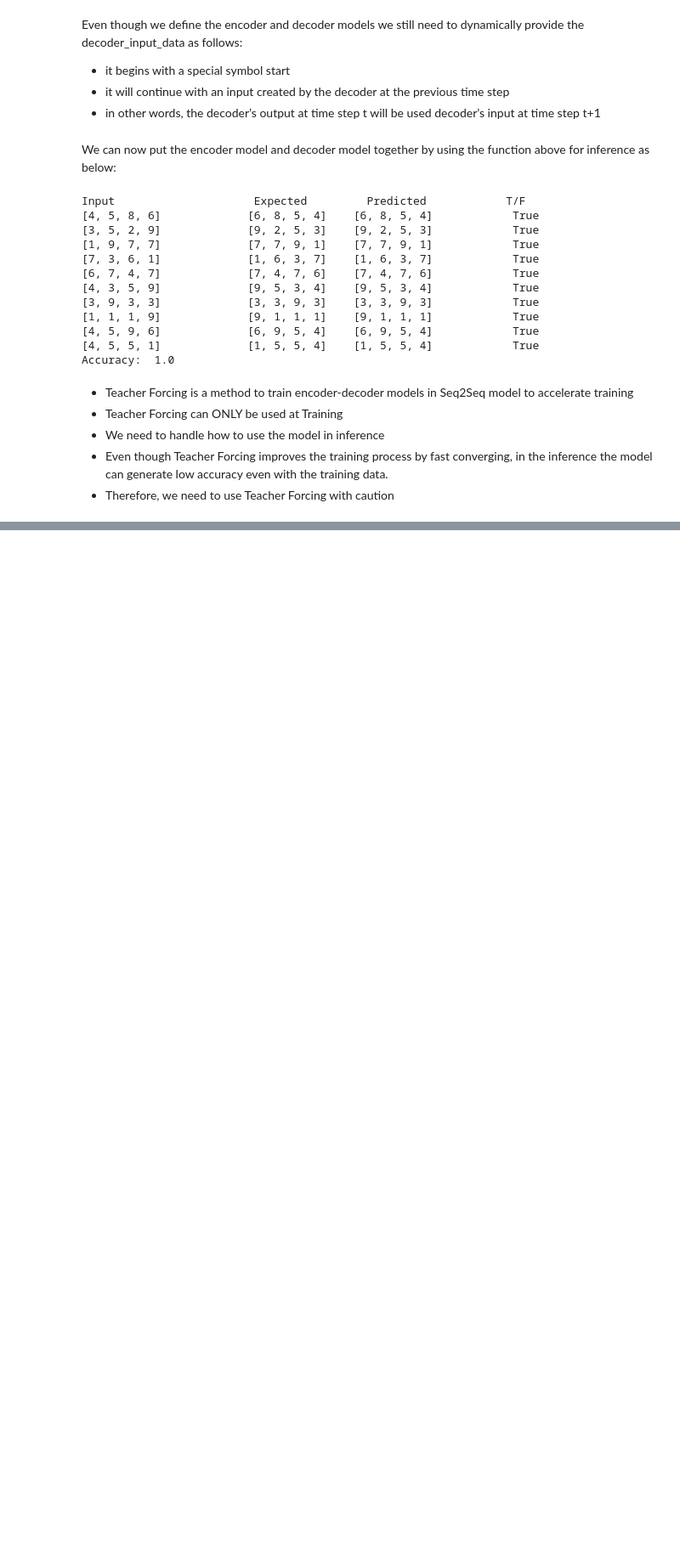
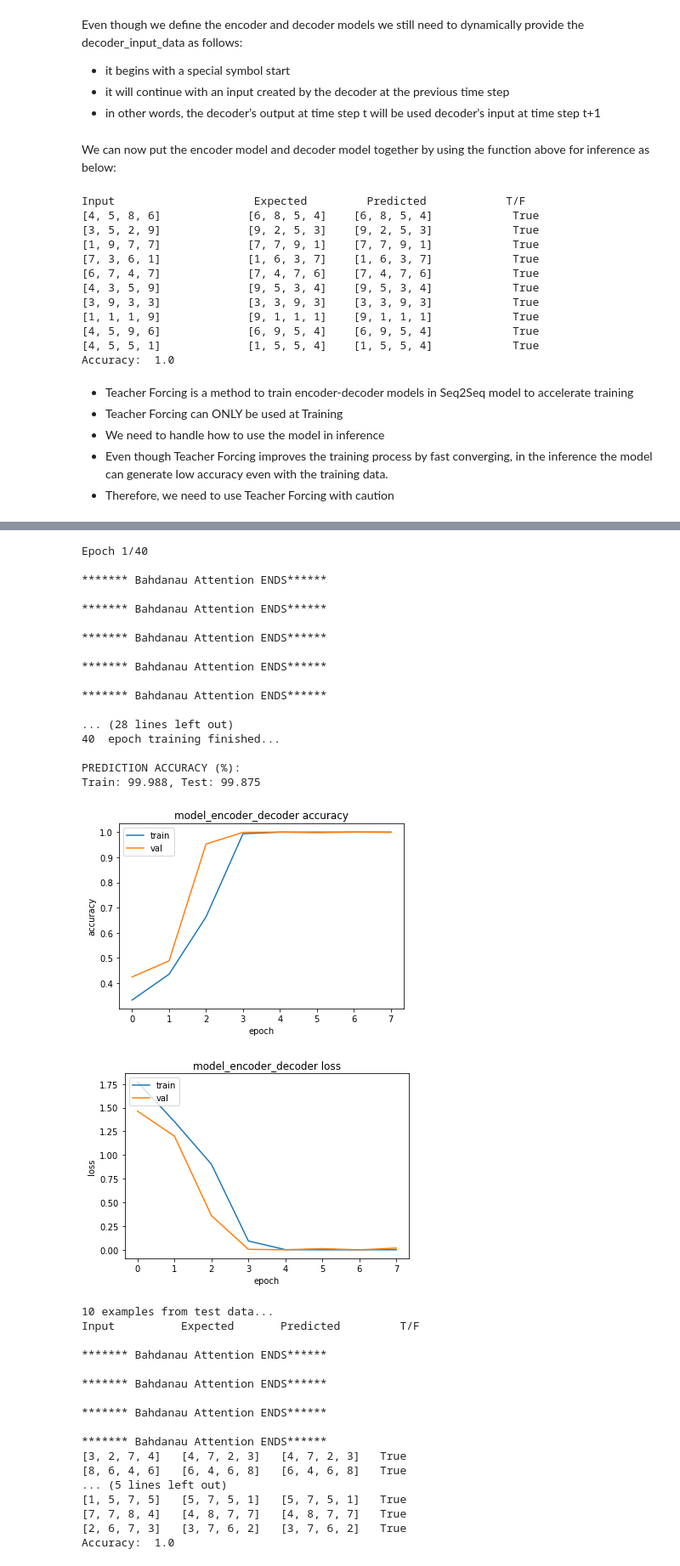
Before and after one commit to AdirthaBorgohain/All-You-Need-To-Know-About-Seq2Seq-Models, a Jupyter notebook: seq2seq_models.ipynb, the cells around one changed output, grey strips where cells are left out. Shown at 85% size. Cells and saved outputs as stored; diff of their text form; code cells hidden in the pictures; blank space fills up the shorter version.

Commit message:
luong and bahdanau attention models added

```diff
--- a/seq2seq_models.ipynb
+++ b/seq2seq_models.ipynb
@@ -1985,0 +2274,16 @@ Observations:
+# %%
+n_timesteps =  4
+#each input sample has 4 values
+
+n_features = 10
+#each value is one_hot_encoded with 10 0/1
+
+
+# generate random sequence
+X, y = get_reversed_pairs(n_timesteps,  n_features, verbose=True)
+
+# generate datasets
+train_size= 2000
+test_size = 200
+
+X_train, y_train , X_test, y_test=create_dataset(train_size, test_size, n_timesteps, n_features, verbose=True)
@@ -1985,0 +2308,2 @@ Observations:
+# %%
+latentSpaceDimension = 16 # length of each state vector
@@ -1985,0 +2426,4 @@ Observations:
+# %%
+train_test(model_encoder_decoder_Bahdanau_Attention, X_train, y_train , X_test,
+           y_test, batch_size=batch_size, epochs=40, patience=3, verbose=1)
+# %% [output]
@@ -1985,0 +2433,36 @@ Observations:
+Epoch 1/40
+
+******* Bahdanau Attention ENDS******
+
+******* Bahdanau Attention ENDS******
+
+******* Bahdanau Attention ENDS******
+
+******* Bahdanau Attention ENDS******
+
+******* Bahdanau Attention ENDS******
+
+... (28 lines left out)
+40  epoch training finished...
+
+PREDICTION ACCURACY (%):
+Train: 99.988, Test: 99.875
+[figure, added]
+[figure, added]
+10 examples from test data...
+Input          Expected       Predicted         T/F
+
+******* Bahdanau Attention ENDS******
+
+******* Bahdanau Attention ENDS******
+
+******* Bahdanau Attention ENDS******
+
+******* Bahdanau Attention ENDS******
+[3, 2, 7, 4]   [4, 7, 2, 3]   [4, 7, 2, 3]   True
+[8, 6, 4, 6]   [6, 4, 6, 8]   [6, 4, 6, 8]   True
+... (5 lines left out)
+[1, 5, 7, 5]   [5, 7, 5, 1]   [5, 7, 5, 1]   True
+[7, 7, 8, 4]   [4, 8, 7, 7]   [4, 8, 7, 7]   True
+[2, 6, 7, 3]   [3, 7, 6, 2]   [3, 7, 6, 2]   True
+Accuracy:  1.0
```
Also changed, not shown: parts of 86 cells of this notebook, 7 other files.
